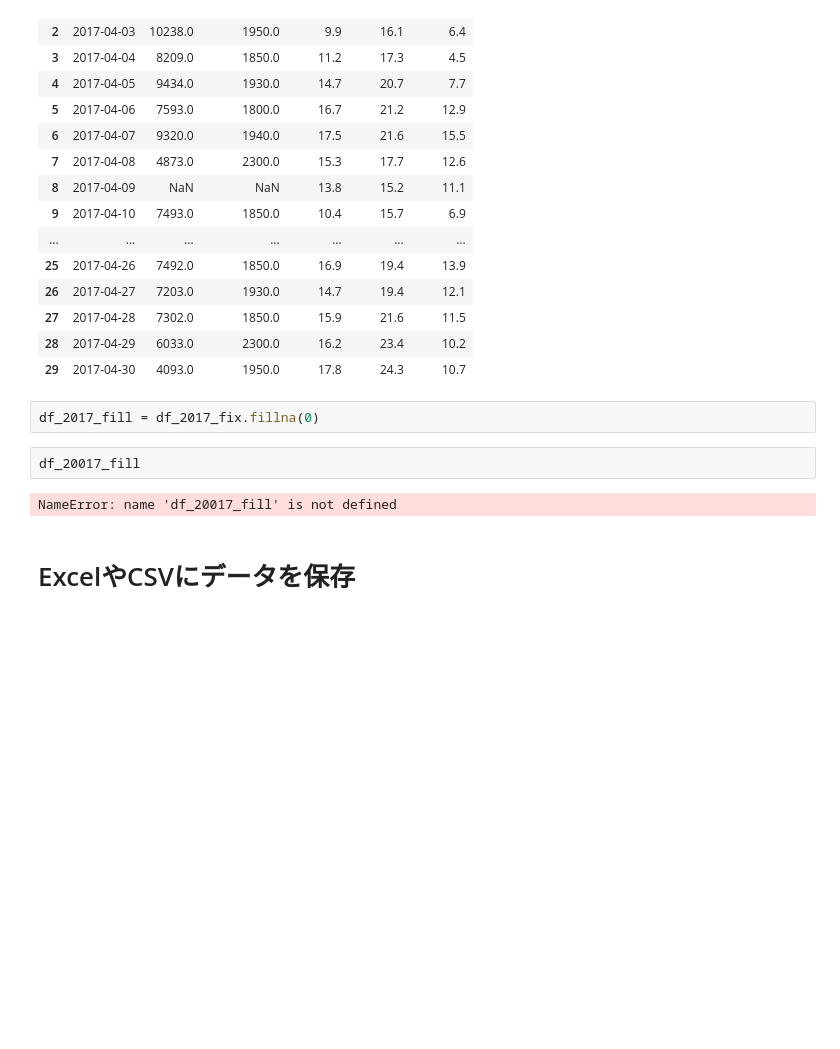
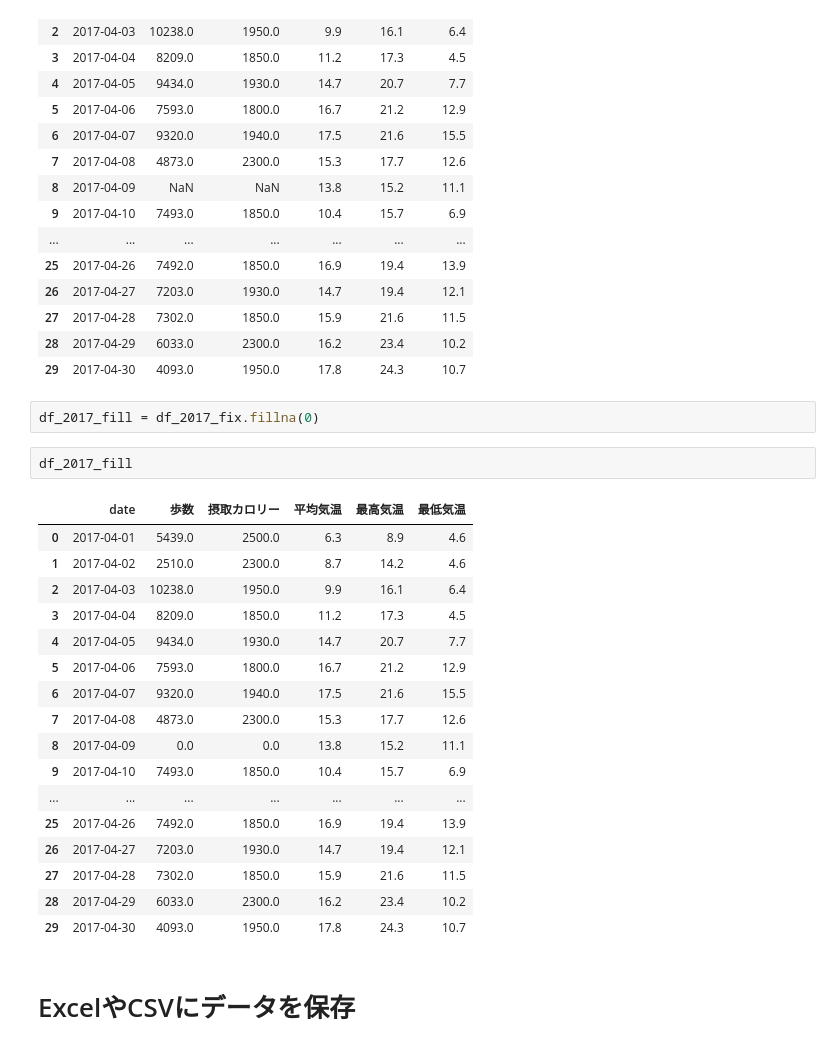
Before and after one commit to terapyon/leaning-pandas, a Jupyter notebook: pandasの外部データ.ipynb, the cells around one changed output. Drawn from its saved outputs; the diff is of its cells as text; blank space fills up the shorter version.

```diff
--- a/pandasの外部データ.ipynb
+++ b/pandasの外部データ.ipynb
@@ -376,10 +376,26 @@ df_2017_fix
 | 29 | 2017-04-30 | 4093.0 | 1950.0 | 17.8 | 24.3 | 10.7 |
 # %%
 df_2017_fill = df_2017_fix.fillna(0)
-# %%
-df_20017_fill
-# %% [output]
-NameError: name 'df_20017_fill' is not defined
+# %%
+df_2017_fill
+# %% [output]
+|  | date | 歩数 | 摂取カロリー | 平均気温 | 最高気温 | 最低気温 |
+| 0 | 2017-04-01 | 5439.0 | 2500.0 | 6.3 | 8.9 | 4.6 |
+| 1 | 2017-04-02 | 2510.0 | 2300.0 | 8.7 | 14.2 | 4.6 |
+| 2 | 2017-04-03 | 10238.0 | 1950.0 | 9.9 | 16.1 | 6.4 |
+| 3 | 2017-04-04 | 8209.0 | 1850.0 | 11.2 | 17.3 | 4.5 |
+| 4 | 2017-04-05 | 9434.0 | 1930.0 | 14.7 | 20.7 | 7.7 |
+| 5 | 2017-04-06 | 7593.0 | 1800.0 | 16.7 | 21.2 | 12.9 |
+| 6 | 2017-04-07 | 9320.0 | 1940.0 | 17.5 | 21.6 | 15.5 |
+| 7 | 2017-04-08 | 4873.0 | 2300.0 | 15.3 | 17.7 | 12.6 |
+| 8 | 2017-04-09 | 0.0 | 0.0 | 13.8 | 15.2 | 11.1 |
+| 9 | 2017-04-10 | 7493.0 | 1850.0 | 10.4 | 15.7 | 6.9 |
+| ... | ... | ... | ... | ... | ... | ... |
+| 25 | 2017-04-26 | 7492.0 | 1850.0 | 16.9 | 19.4 | 13.9 |
+| 26 | 2017-04-27 | 7203.0 | 1930.0 | 14.7 | 19.4 | 12.1 |
+| 27 | 2017-04-28 | 7302.0 | 1850.0 | 15.9 | 21.6 | 11.5 |
+| 28 | 2017-04-29 | 6033.0 | 2300.0 | 16.2 | 23.4 | 10.2 |
+| 29 | 2017-04-30 | 4093.0 | 1950.0 | 17.8 | 24.3 | 10.7 |
 # %% [markdown]
 # ExcelやCSVにデータを保存
 # %%
```
Also changed, not shown: parts of 4 cells of this notebook, 1 other file.
